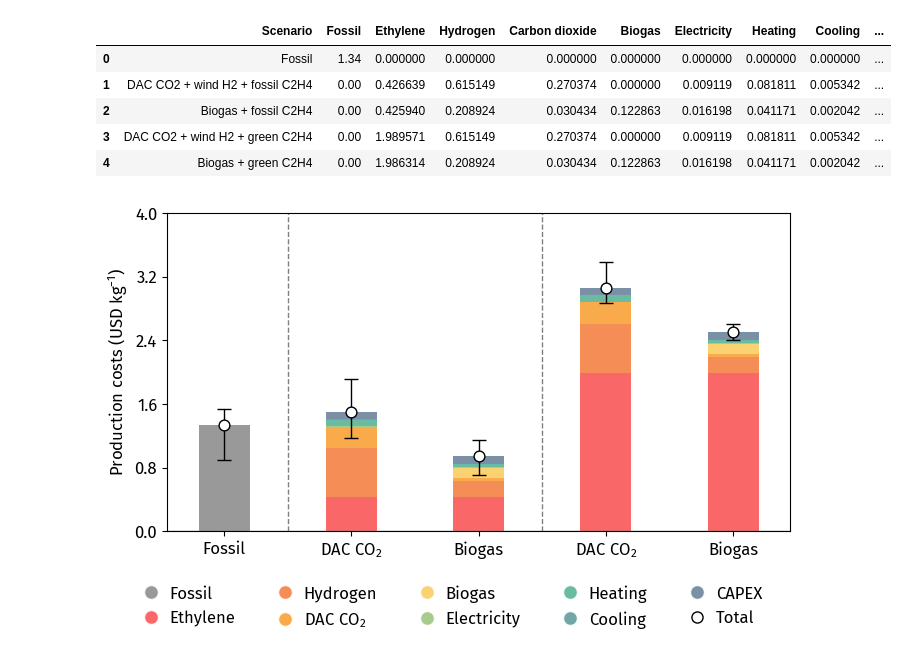
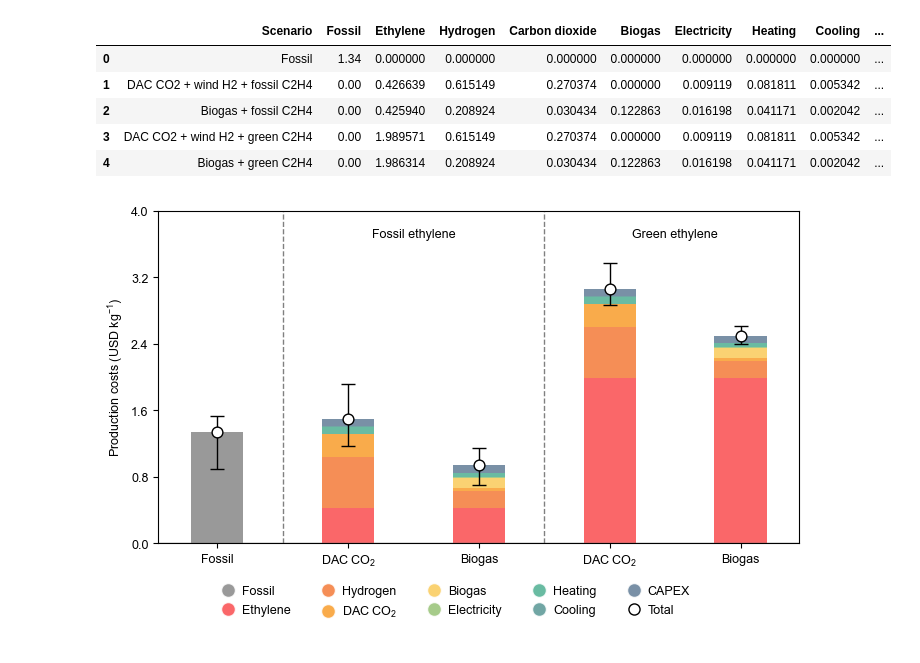
Before and after one commit to abhix2704/Propanol-production, a Jupyter notebook: notebooks/07_main_figure.ipynb, the cells around one changed output. Saved outputs shown, nothing was run; the diff lists cells and outputs as text; code cells hidden in the pictures.

```diff
--- a/notebooks/07_main_figure.ipynb
+++ b/notebooks/07_main_figure.ipynb
@@ -18,22 +18,10 @@ fig_length = {1 : 3.50394,    # 1 column
               1.5 : 5.35433, # 1.5 columns
               2 : 7.20472}    # 2 columns
 fig_height = 9.72441 # maximum height
-fontsize_title = 8
-fontsize_label = 8
-fontsize_legend = 8
-fontsize_axs = 8
-
-font_path = os.path.join('..', 'other', 'Fira_Sans', 'FiraSans-Regular.ttf')
-font_prop = FontProperties(fname = font_path)
-fm.fontManager.addfont(font_path)
-custom_font_name = font_prop.get_name()
-
-font_path_bold = os.path.join('..', 'other', 'Fira_Sans', 'FiraSans-Bold.ttf')
-font_prop_bold = FontProperties(fname = font_path_bold)
 
 plt.rcParams["figure.autolayout"] = True
-plt.rcParams.update({'font.size' : 12})
-plt.rcParams['font.family'] = custom_font_name
+plt.rcParams.update({'font.size' : 9})
+plt.rcParams['font.family'] = 'Arial'
 plt.rcParams['axes.unicode_minus'] = True
 # %%
 results_file = 'overall.xlsx'
@@ -69,31 +57,35 @@ ax1.axvline(x = 0.5, color = '#808080', linestyle = '--', linewidth = 1)
 ax1.axvline(x = 2.5, color = '#808080', linestyle = '--', linewidth = 1)
 ax1.errorbar(
     x_pts_steps,
     economics_df['Total'],
     yerr = (economics_df['Total'] - economics_df['Low'], economics_df['High'] - economics_df['Total']),
     fmt = 'none',
     ecolor = '#000000',
     elinewidth = 1,
     capsize = 5,
     capthick = 1,
     zorder = 1,
 )
 ax1.set_ylim([0.0, 4.0])
 # ax1.text(0.5, 1.85, 'Fossil', ha = 'center', color = '#808080', fontsize = fontsize_title)
 # ax1.text(2.5, 1.85, 'Green', ha = 'center', color = '#808080', fontsize = fontsize_title)
 ax1.yaxis.set_major_locator(MaxNLocator(5))
 ax1.set_xticks(x_pts_steps)
 ax1.set_xticklabels(x_labels_steps, rotation = 0)
 # ax1.xaxis.set_tick_params(rotation = 45, pad=-2.5)
 
 labels = ['Fossil', 'Ethylene', 'Hydrogen', 'DAC CO$_\mathdefault{2}$', 'Biogas', 'Electricity', 'Heating', 'Cooling', 'CAPEX', 'Total']
 handles = [plt.Line2D([0], [0], marker = 'o', color = 'w', markerfacecolor = color, markersize = 10, alpha=0.8, linewidth=0.0) for color in colors_steps]
 handles = handles + [plt.Line2D([0], [0], marker = 'o', color = 'k', markerfacecolor = '#ffffff', markersize = 8, linewidth = 0.0)]
 handles = handles + [plt.Line2D([0], [0], marker = 'D', color = 'w', markerfacecolor = '#6e00a3', markersize = 8, linewidth = 0.0)]
 legend = fig.legend(handles = handles, labels = labels, loc = 'upper center', bbox_to_anchor = (0.5, 0.02), ncol = 5, frameon = False, handletextpad = 0.1)
 
+ymax = ax1.get_ylim()[1]
+ax1.text(1.5, ymax*0.92, 'Fossil ethylene', ha='center', color='#000000', fontsize=9)
+ax1.text(3.5, ymax*0.92, 'Green ethylene', ha='center', color='#000000', fontsize=9)
+
 filepath = os.path.join('..', 'results', 'plots', 'economics')
 plt.savefig(filepath + '.png', format = 'png', bbox_inches = 'tight', dpi = 600)
 plt.savefig(filepath + '.svg', format = 'svg', bbox_inches = 'tight', dpi = 600)
 # %% [output]
-[figure, old version]
+[figure, new version]
```
Also changed, not shown: parts of 8 cells of this notebook, 18 other files.
